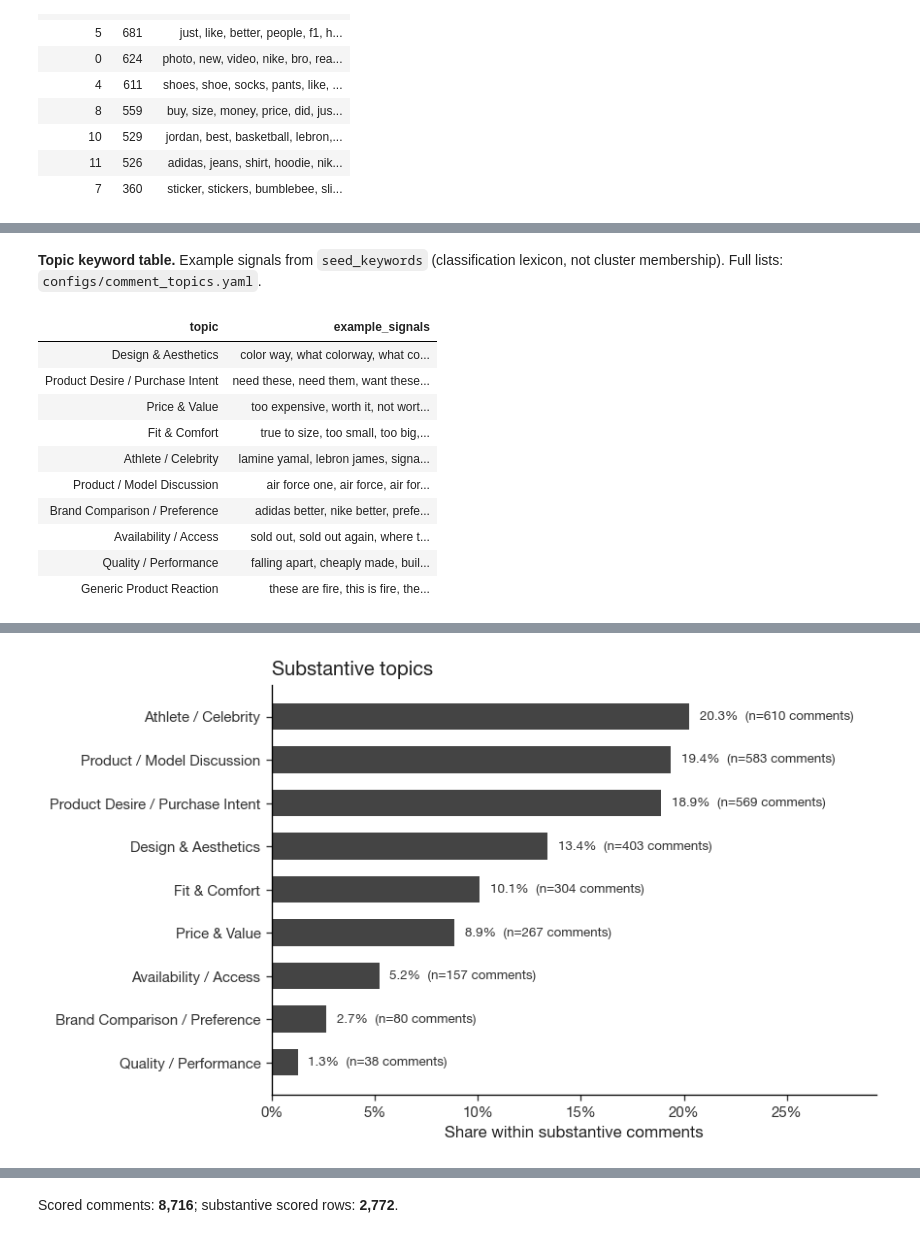
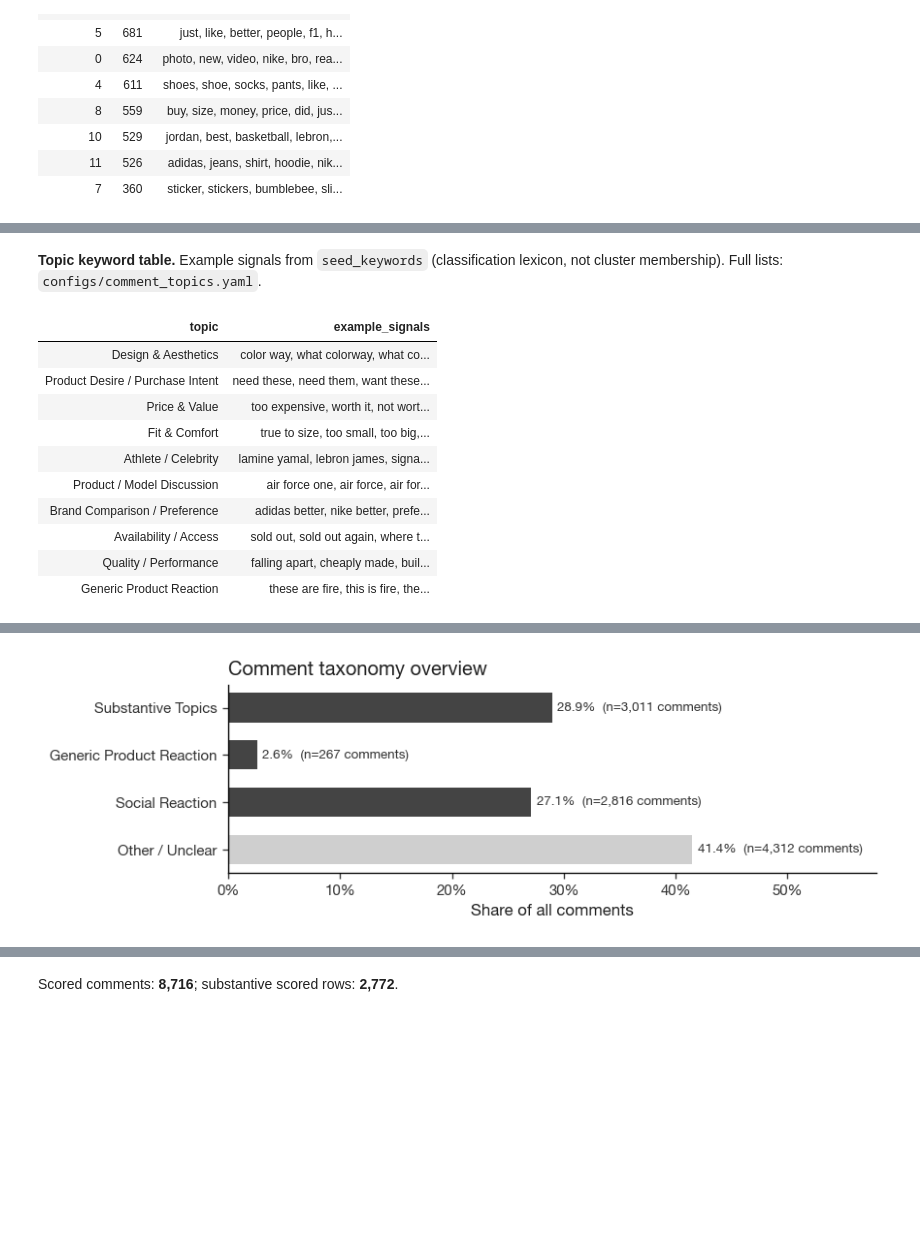
Before and after one commit to Sherry-max33/tiktok-brand-analytics, a Jupyter notebook: notebooks/04d_theme_sentiment.ipynb, the cells around one changed output, grey strips where cells are left out. Saved outputs shown, nothing was run; the diff lists cells and outputs as text; code cells hidden in the pictures; blank space fills up the shorter version.

```diff
--- a/notebooks/04d_theme_sentiment.ipynb
+++ b/notebooks/04d_theme_sentiment.ipynb
@@ -331,96 +331,47 @@ Shares are within each plotted group. Residual is not forced into commercial top
 # %%
 # Lexicon examples (not clusters)
-
 lex = topic_lexicon_examples(layers=["substantive", "product_reaction"], max_examples=8)
-
 display(Markdown(
-
     "**Topic keyword table.** Example signals from `seed_keywords` (classification lexicon, "
-
     "not cluster membership). Full lists: `configs/comment_topics.yaml`."
-
 ))
-
-display(
-
-    lex[["topic", "example_signals"]]
-
-    .style.hide(axis="index")
-
-)
-
-
+display(lex[["topic", "example_signals"]].style.hide(axis="index"))
 
 if "comment_topic" not in comments.columns:
-
     display(Markdown("Missing `comment_topic`. Run: `PYTHONPATH=src python -m scripts.discover_comment_topics --classify-only`"))
-
-    vol_sub = vol_social = None
-
+    vol_layers = vol_sub = None
 else:
-
-    vol_sub = topic_volume_by_brand(comments, min_count=20, layers=["substantive"], taxonomy=label_map)
-
-    vol_pr = topic_volume_by_brand(comments, min_count=10, layers=["product_reaction"], taxonomy=label_map)
-
-    vol_social = topic_volume_by_brand(
-
-        comments, min_count=20, layers=["social", "residual"], taxonomy=label_map
-
+    vol_layers = topic_layer_volume(comments)
+    vol_sub = topic_volume_by_brand(
+        comments, min_count=1, layers=["substantive"], taxonomy=label_map
     )
 
-
-
-    layer_counts = comments["topic_layer"].value_counts()
-
+    n_all = int(vol_layers.attrs.get("n_input_comments", len(comments)))
+    residual_share = float(vol_layers.loc[vol_layers["layer"] == "residual", "share"].iloc[0])
+    classified_share = 1.0 - residual_share
     display(Markdown(
-
-        "Layer sizes: "
-
-        + ", ".join(
-
-            f"**{k}** {int(v):,} ({100*v/n_all:.1f}%)"
-
-            for k, v in layer_counts.items()
-
-        )
-
+        f"**Coverage:** {100 * classified_share:.1f}% of comments map to substantive, product-reaction, "
+        f"or social layers; **{100 * residual_share:.1f}%** remain Other / Unclear "
+        f"(n={n_all:,} comments)."
     ))
 
+    # 1) All-comments taxonomy overview
     show_fig(topic_volume_hbar(
-
-        vol_sub,
-
-        title="Substantive topics",
-
-        xlabel="Share within substantive comments",
-
+        vol_layers,
+        title="Comment taxonomy overview",
+        xlabel="Share of all comments",
+        residual_substr=("Other", "Unclear"),
+        preserve_order=True,
+        top_n=10,
     ))
 
-    if len(vol_pr):
-
-        show_fig(topic_volume_hbar(
-
-            vol_pr,
-
-            title="Generic product reaction",
-
-            xlabel="Share within product-reaction comments",
-
-            residual_substr=(),
-
-        ))
-
+    # 2) Zoom: among substantive only
     show_fig(topic_volume_hbar(
-
-        vol_social,
-
-        title="Social reaction and residual",
-
-        residual_substr=("Other", "Unclear", "Generic", "Meme", "Social"),
-
-        xlabel="Share within social + residual comments",
-
+        vol_sub,
+        title="Among substantive comments",
+        xlabel="Share within substantive comments",
+        residual_substr=(),
+        top_n=12,
     ))
 # %% [output]
 **Topic keyword table.** Example signals from `seed_keywords` (classification lexicon, not cluster membership). Full lists: `configs/comment_topics.yaml`.
@@ -439 +390 @@ Layer sizes: **residual** 4,312 (41.4%), **substantive** 3,011 (28.9%), **social
-[figure, old version]
+[figure, new version]
```
Also changed, not shown: parts of 15 cells of this notebook, 3 other files.
